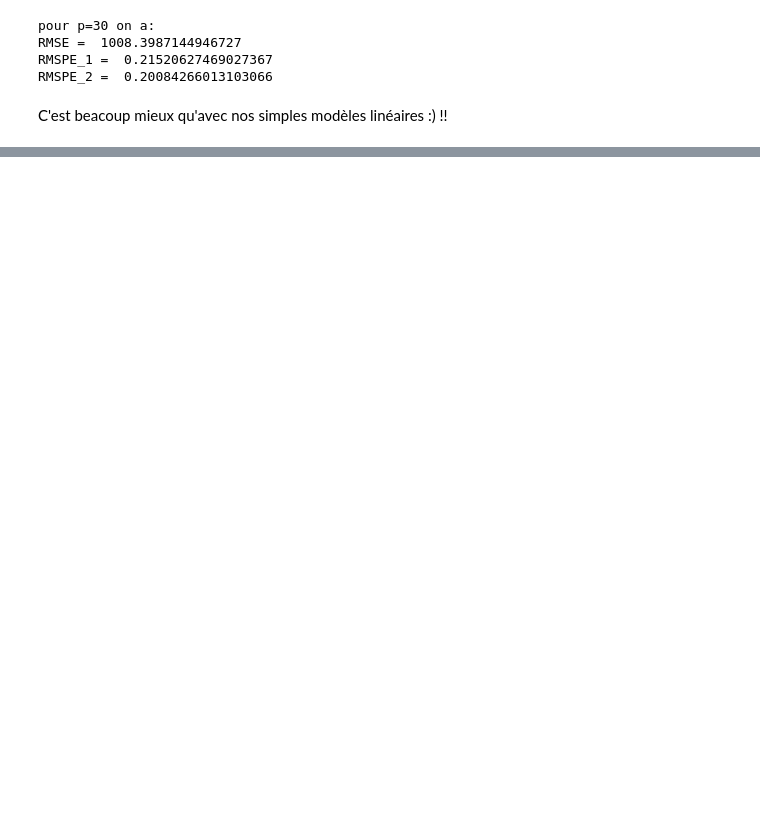
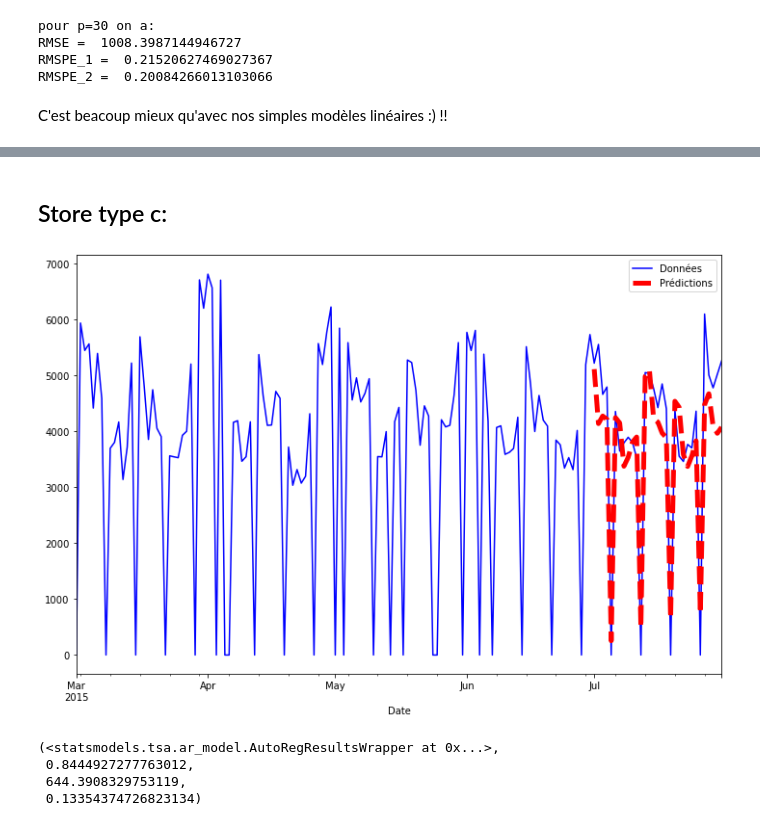
Before and after one commit to AdrienBolling/rossman-store-sales, a Jupyter notebook: Projet_2.ipynb, the cells around one changed output, grey strips where cells are left out. Drawn from its saved outputs; the diff is of its cells as text; code cells hidden in the pictures; blank space fills up the shorter version.

```diff
--- a/Projet_2.ipynb
+++ b/Projet_2.ipynb
@@ -388,0 +478,10 @@ C'est beacoup mieux qu'avec nos simples modèles linéaires :) !!
+# %% [markdown]
+## Store type c:
+# %%
+AR_fonc(sales_c, 50)
+# %% [output]
+[figure, added]
+(<statsmodels.tsa.ar_model.AutoRegResultsWrapper at 0x...>,
+ 0.8444927277763012,
+ 644.3908329753119,
+ 0.13354374726823134)
```
Also changed, not shown: parts of 17 cells of this notebook.
